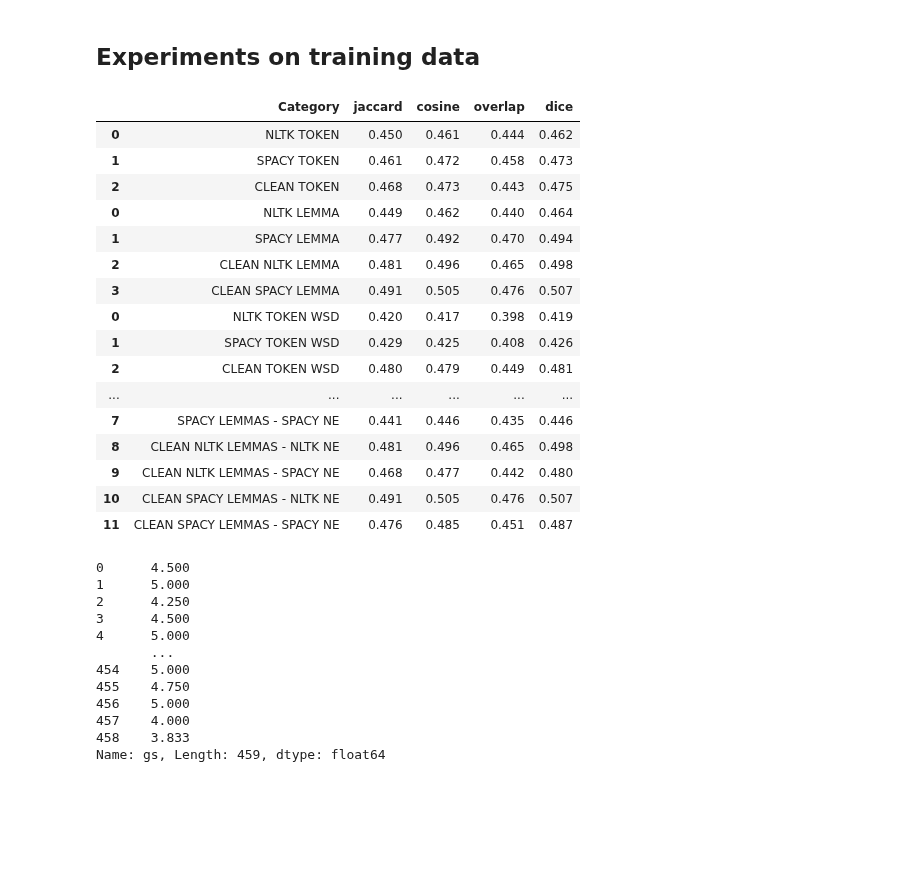
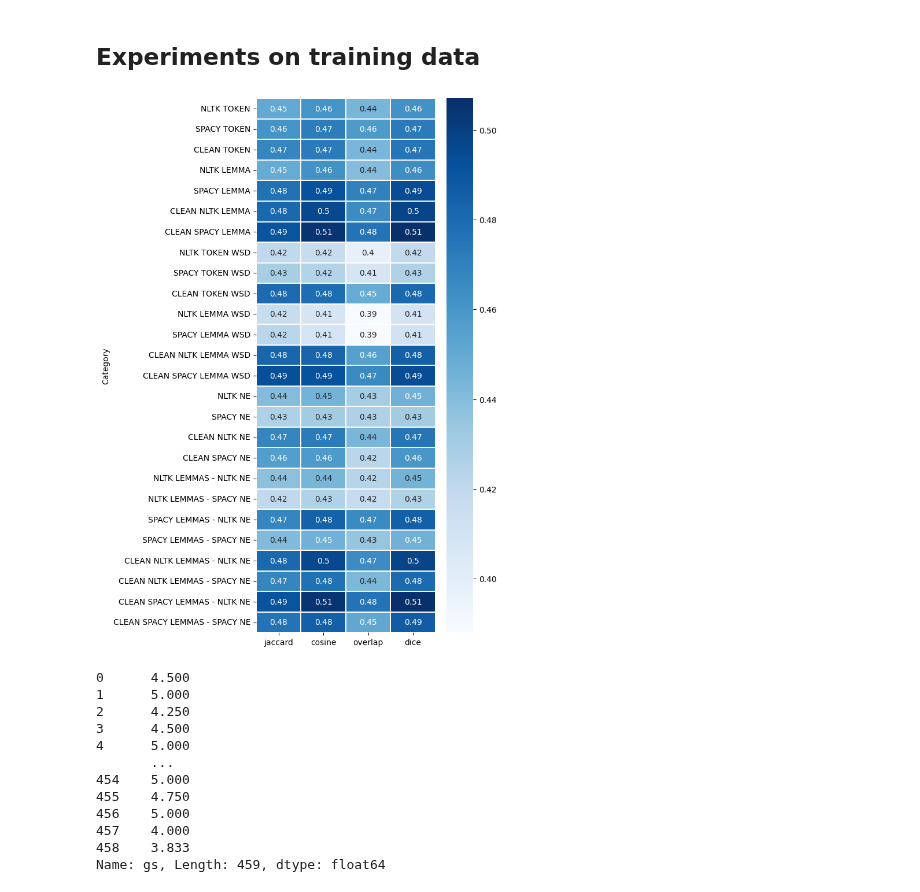
Before and after one commit to MarioROT/IHLT-MAI, a Jupyter notebook: STS_final_project.ipynb, the cells around one changed output. Drawn from its saved outputs; the diff is of its cells as text; code cells hidden in the pictures; blank space fills up the shorter version.

```diff
--- a/STS_final_project.ipynb
+++ b/STS_final_project.ipynb
@@ -195,25 +206,13 @@ for name, values in pairs.items():
         mets_results[metric][name] = met_results[metric]
 
 sr = ShowResults(mets_results, {'Tokenization':'token', 'Lemmatization':'lemma', 'Word Sense Disambiguation':'wsd', 'Named Entities':'ne'}, False)
-sr.dataframe
-# %% [output]
-|  | Category | jaccard | cosine | overlap | dice |
-| 0 | NLTK TOKEN | 0.450 | 0.461 | 0.444 | 0.462 |
-| 1 | SPACY TOKEN | 0.461 | 0.472 | 0.458 | 0.473 |
-| 2 | CLEAN TOKEN | 0.468 | 0.473 | 0.443 | 0.475 |
-| 0 | NLTK LEMMA | 0.449 | 0.462 | 0.440 | 0.464 |
-| 1 | SPACY LEMMA | 0.477 | 0.492 | 0.470 | 0.494 |
-| 2 | CLEAN NLTK LEMMA | 0.481 | 0.496 | 0.465 | 0.498 |
-| 3 | CLEAN SPACY LEMMA | 0.491 | 0.505 | 0.476 | 0.507 |
-| 0 | NLTK TOKEN WSD | 0.420 | 0.417 | 0.398 | 0.419 |
-| 1 | SPACY TOKEN WSD | 0.429 | 0.425 | 0.408 | 0.426 |
-| 2 | CLEAN TOKEN WSD | 0.480 | 0.479 | 0.449 | 0.481 |
-| ... | ... | ... | ... | ... | ... |
-| 7 | SPACY LEMMAS - SPACY NE | 0.441 | 0.446 | 0.435 | 0.446 |
-| 8 | CLEAN NLTK LEMMAS - NLTK NE | 0.481 | 0.496 | 0.465 | 0.498 |
-| 9 | CLEAN NLTK LEMMAS - SPACY NE | 0.468 | 0.477 | 0.442 | 0.480 |
-| 10 | CLEAN SPACY LEMMAS - NLTK NE | 0.491 | 0.505 | 0.476 | 0.507 |
-| 11 | CLEAN SPACY LEMMAS - SPACY NE | 0.476 | 0.485 | 0.451 | 0.487 |
+# %%
+
+sns.heatmap(sr.dataframe.set_index('Category'), annot=True, linewidths=0.3,cmap='Blues',yticklabels=True)
+plt.gcf().set_size_inches(5,12)
+plt.show()
+# %% [output]
+[figure, added]
 # %%
 mets_results['gs'] = dt['gs']
 mets_results['gs']
```
Also changed, not shown: parts of 11 cells of this notebook, 1 other file.
